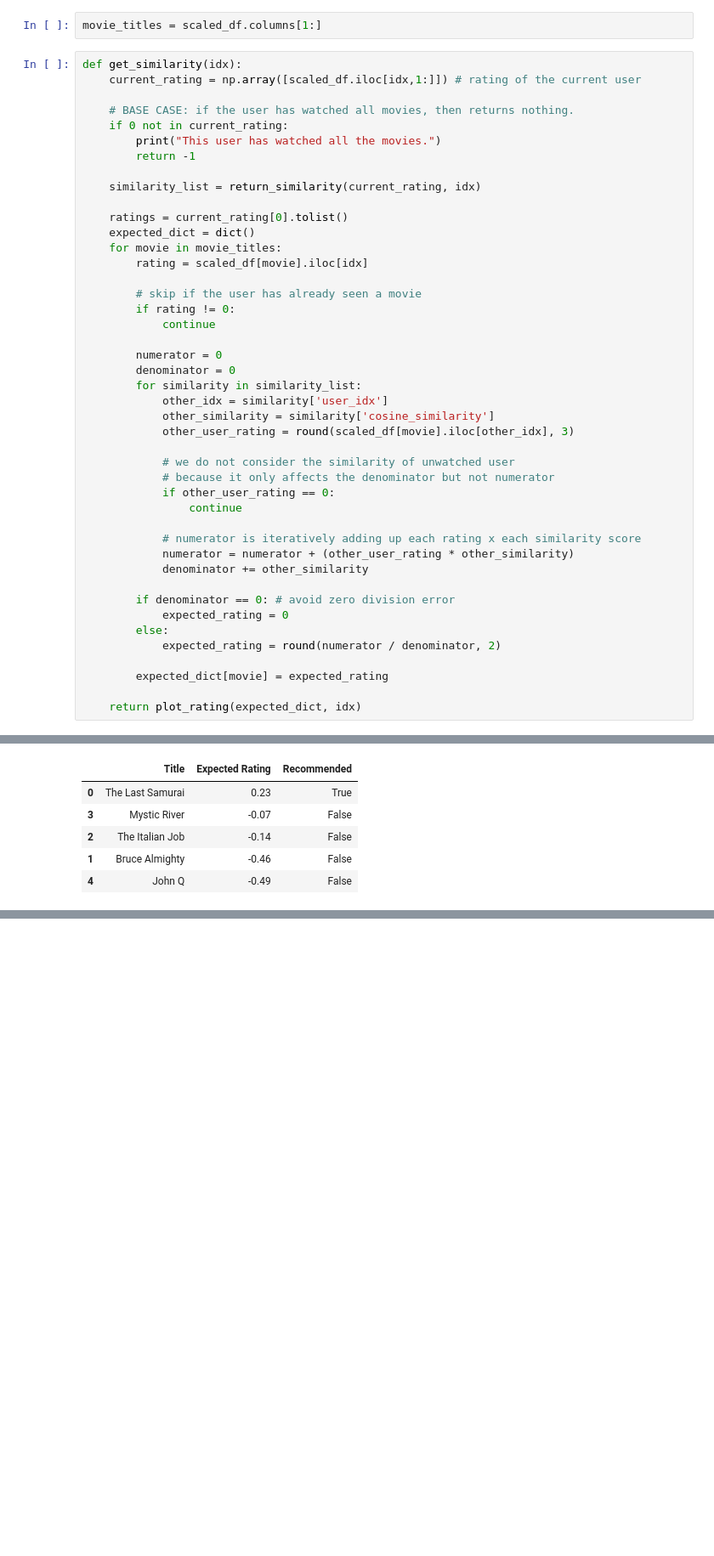
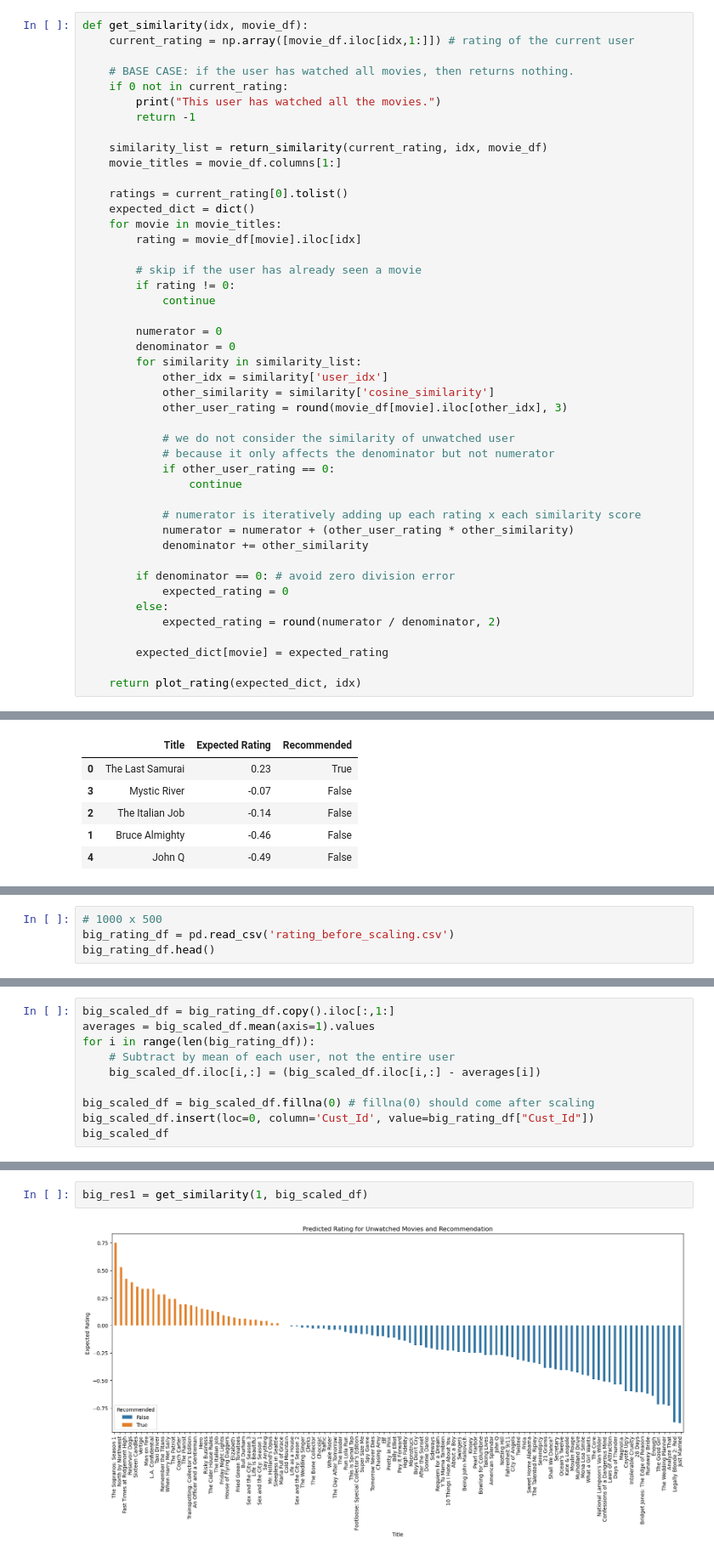
Before and after one commit to erictria/cf-tutorial, a Jupyter notebook: Netflix.ipynb, the cells around one changed output, grey strips where cells are left out. Shown at 85% size. Cells and saved outputs as stored; diff of their text form; blank space fills up the shorter version.

```diff
--- a/Netflix.ipynb
+++ b/Netflix.ipynb
@@ -205,23 +209,22 @@ def plot_rating(expected_dict, idx):
 
     # return the plot and a dataframe of the top 10 recommended movies
     return (sns.barplot(x = "Title", y = "Expected Rating", hue = "Recommended", data = df), df.iloc[:10,:])
-# %%
-movie_titles = scaled_df.columns[1:]
 # %%
-def get_similarity(idx):
-    current_rating = np.array([scaled_df.iloc[idx,1:]]) # rating of the current user
+def get_similarity(idx, movie_df):
+    current_rating = np.array([movie_df.iloc[idx,1:]]) # rating of the current user
 
     # BASE CASE: if the user has watched all movies, then returns nothing.
     if 0 not in current_rating:
         print("This user has watched all the movies.")
         return -1
 
-    similarity_list = return_similarity(current_rating, idx)
+    similarity_list = return_similarity(current_rating, idx, movie_df)
+    movie_titles = movie_df.columns[1:]
 
     ratings = current_rating[0].tolist()
     expected_dict = dict()
     for movie in movie_titles:
-        rating = scaled_df[movie].iloc[idx]
+        rating = movie_df[movie].iloc[idx]
 
         # skip if the user has already seen a movie
         if rating != 0:
@@ -232,7 +235,7 @@ def get_similarity(idx):
         for similarity in similarity_list:
             other_idx = similarity['user_idx']
             other_similarity = similarity['cosine_similarity']
-            other_user_rating = round(scaled_df[movie].iloc[other_idx], 3)
+            other_user_rating = round(movie_df[movie].iloc[other_idx], 3)
 
             # we do not consider the similarity of unwatched user
             # because it only affects the denominator but not numerator
@@ -326,0 +332,4 @@ res5[1]
+# %%
+# 1000 x 500
+big_rating_df = pd.read_csv('rating_before_scaling.csv')
+big_rating_df.head()
@@ -326,0 +344,10 @@ res5[1]
+# %%
+big_scaled_df = big_rating_df.copy().iloc[:,1:]
+averages = big_scaled_df.mean(axis=1).values
+for i in range(len(big_rating_df)):
+    # Subtract by mean of each user, not the entire user
+    big_scaled_df.iloc[i,:] = (big_scaled_df.iloc[i,:] - averages[i])
+
+big_scaled_df = big_scaled_df.fillna(0) # fillna(0) should come after scaling
+big_scaled_df.insert(loc=0, column='Cust_Id', value=big_rating_df["Cust_Id"])
+big_scaled_df
@@ -326,0 +368,4 @@ res5[1]
+# %%
+big_res1 = get_similarity(1, big_scaled_df)
+# %% [output]
+[figure, added]
```
Also changed, not shown: parts of 23 cells of this notebook, 3 other files.
